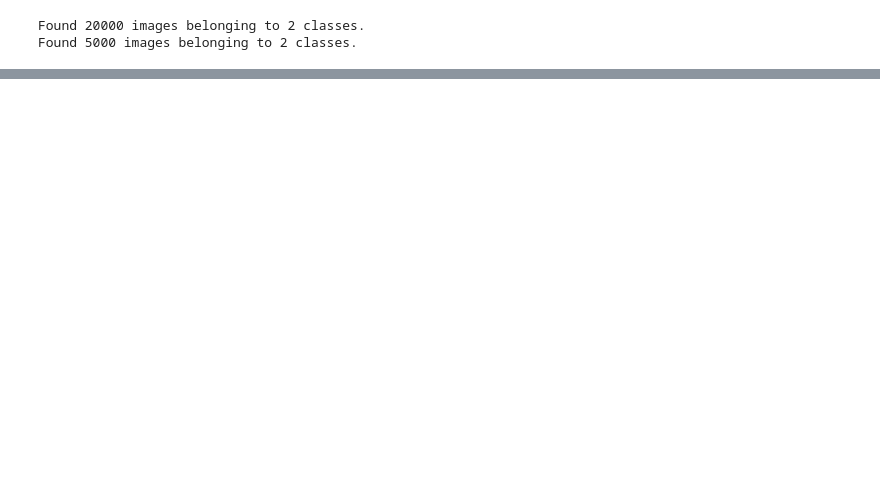
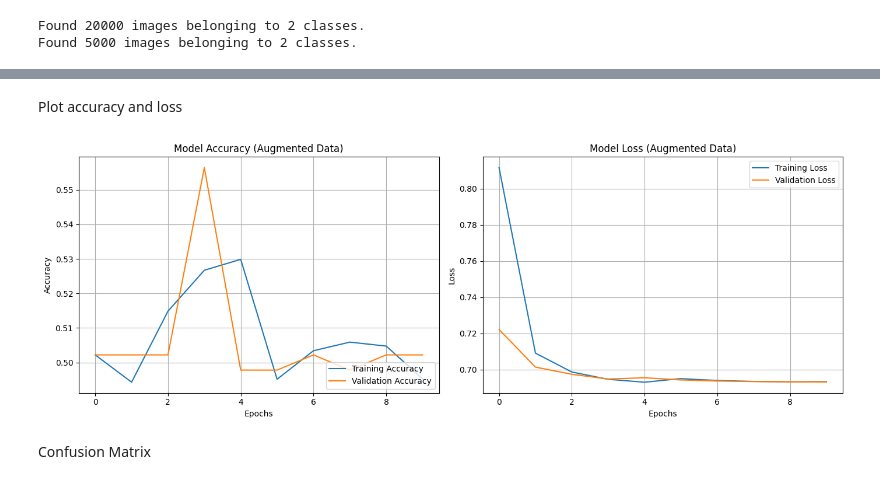
Before and after one commit to PrathikRamagiri/cats-vs-dogs, a Jupyter notebook: cats_vs_dogs.ipynb, the cells around one changed output, grey strips where cells are left out. Drawn from its saved outputs; the diff is of its cells as text; code cells hidden in the pictures; blank space fills up the shorter version.

```diff
--- a/cats_vs_dogs.ipynb
+++ b/cats_vs_dogs.ipynb
@@ -561,3 +588,39 @@ Epoch 10/10
+# %% [markdown]
+Plot accuracy and loss
+# %%
+import matplotlib.pyplot as plt
+
+# Create a figure with two side-by-side subplots
+plt.figure(figsize=(14, 5))
+
+# --- Accuracy Plot ---
+plt.subplot(1, 2, 1)
+plt.plot(history_final.history['accuracy'], label='Training Accuracy')
+plt.plot(history_final.history['val_accuracy'], label='Validation Accuracy')
+plt.title('Model Accuracy (Augmented Data)')
+plt.xlabel('Epochs')
+plt.ylabel('Accuracy')
+plt.legend(loc='lower right')
+plt.grid(True)
+
+# --- Loss Plot ---
+plt.subplot(1, 2, 2)
+plt.plot(history_final.history['loss'], label='Training Loss')
+plt.plot(history_final.history['val_loss'], label='Validation Loss')
+plt.title('Model Loss (Augmented Data)')
+plt.xlabel('Epochs')
+plt.ylabel('Loss')
+plt.legend(loc='upper right')
+plt.grid(True)
+
+# Layout and save the figure
+plt.tight_layout()
+plt.savefig('augmentation_accuracy_loss.png')  # Saves in current working directory
+plt.show()
+# %% [output]
+[figure, added]
+# %% [markdown]
+Confusion Matrix
 # %%
 from sklearn.metrics import confusion_matrix, ConfusionMatrixDisplay
 import numpy as np
```
Also changed, not shown: parts of 21 cells of this notebook.
